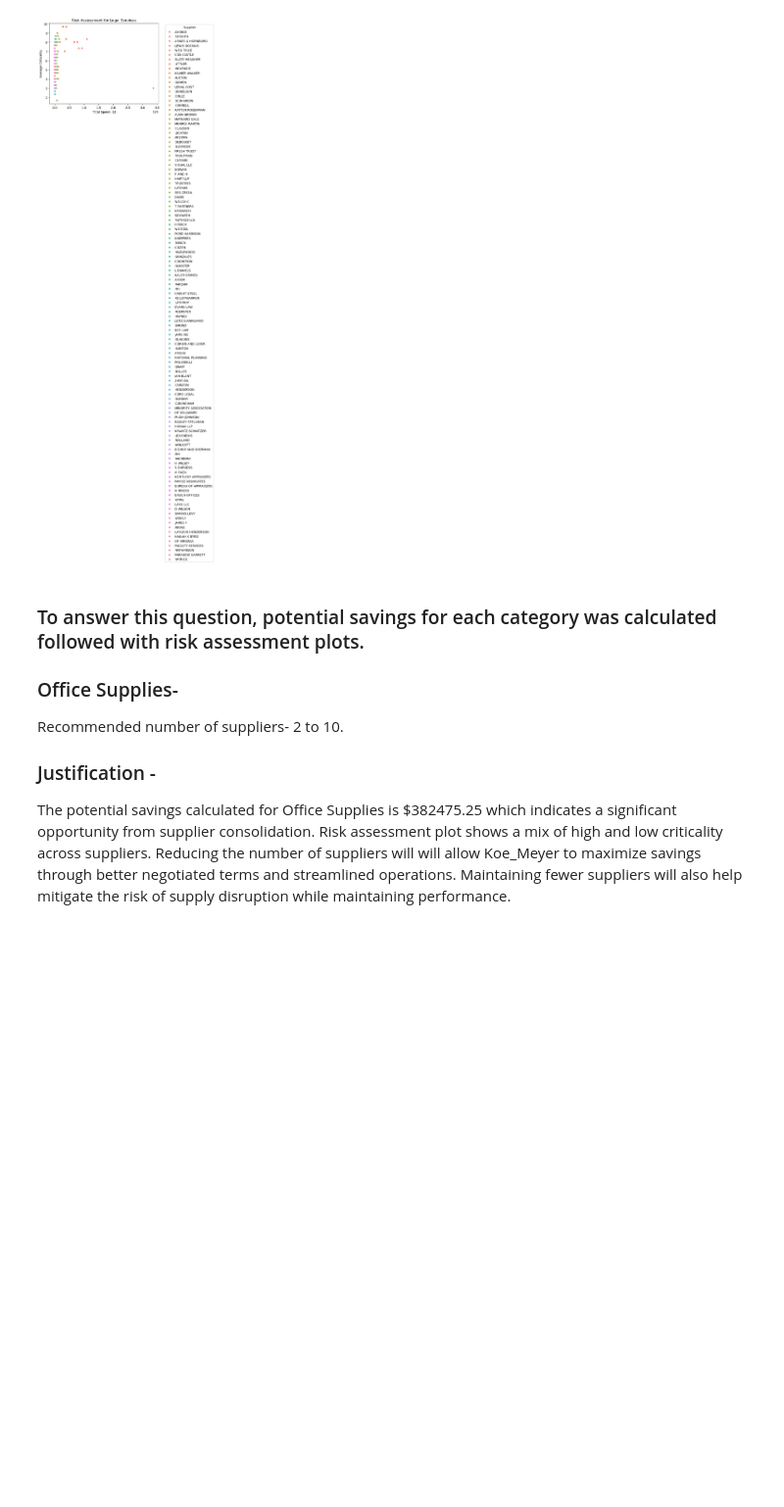
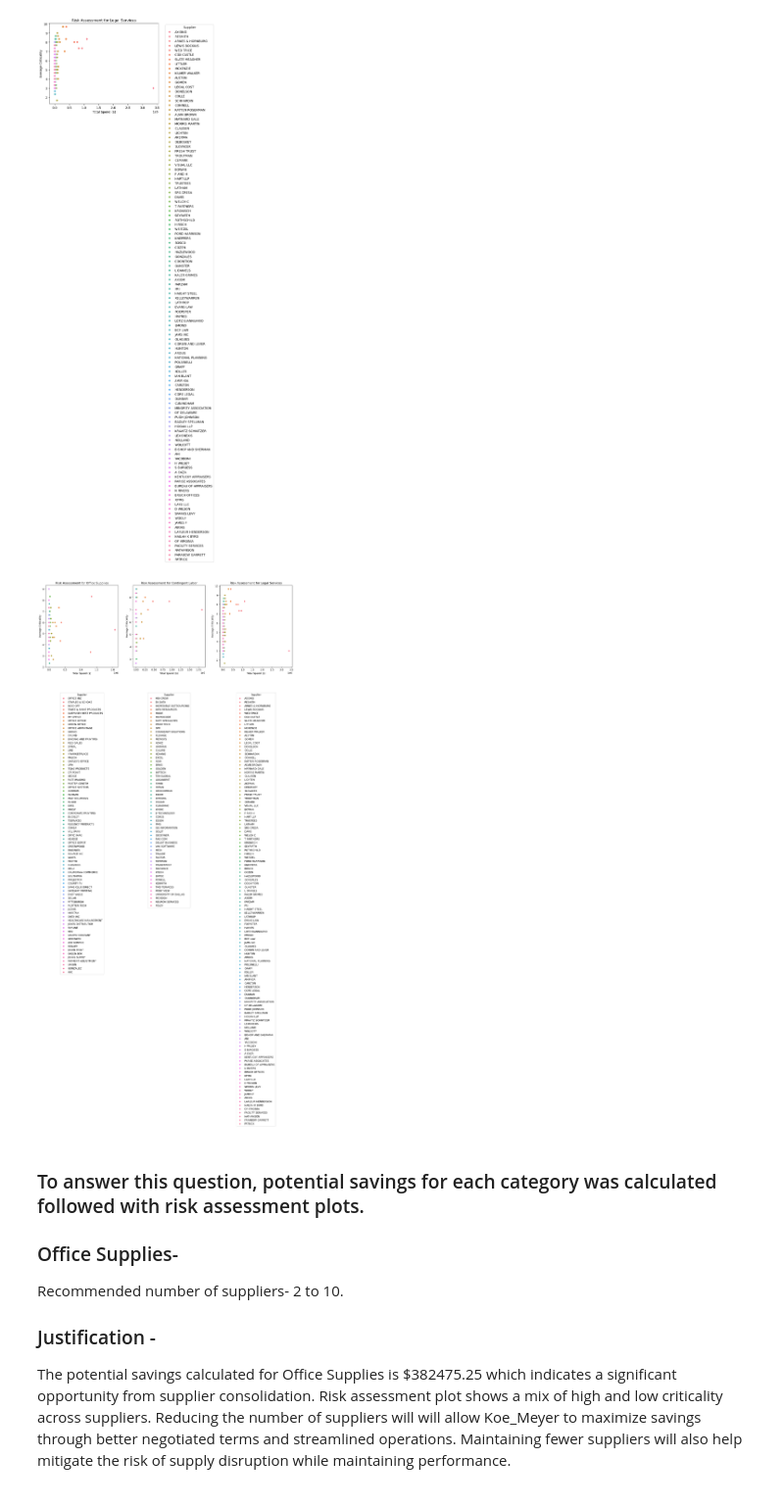
Before and after one commit to rsm-sal072/mgta456_group_km, a Jupyter notebook: notebook.ipynb, the cells around one changed output. Shown at 98% size. Cells and saved outputs as stored; diff of their text form; code cells hidden in the pictures; blank space fills up the shorter version.

```diff
--- a/notebook.ipynb
+++ b/notebook.ipynb
@@ -315,6 +315,27 @@ plot_risk_assessment(legal_services, "Legal Services")
 [figure]
 [figure]
 [figure]
+# %%
+def plot_risk_assessment(df, category_name, ax):
+    df['Combined Criticality'] = (df['Available Capacity'] + df['Switching Costs'] + df['Substitution Options']) / 3
+    sns.scatterplot(x='Total Spend', y='Combined Criticality', hue='Supplier', data=df, ax=ax)
+    ax.set_title(f"Risk Assessment for {category_name}")
+    ax.set_xlabel('Total Spend ($)')
+    ax.set_ylabel('Average Criticality')
+    ax.legend(loc='upper center', bbox_to_anchor=(0.5, -0.3), ncol=1, title="Supplier")
+
+# Create subplots
+fig, axes = plt.subplots(1, 3, figsize=(18, 6))
+
+# Plot risk assessments for each category
+plot_risk_assessment(office_supplies, "Office Supplies", axes[0])
+plot_risk_assessment(contingent_labor, "Contingent Labor", axes[1])
+plot_risk_assessment(legal_services, "Legal Services", axes[2])
+
+plt.tight_layout(rect=[0, 0.3, 1, 1])  # Adjust rect to make space for the legends
+plt.show()
+# %% [output]
+[figure, added]
 # %% [markdown]
 ### To answer this question, potential savings for each category was calculated followed with risk assessment plots.
 ### Office Supplies-
```
